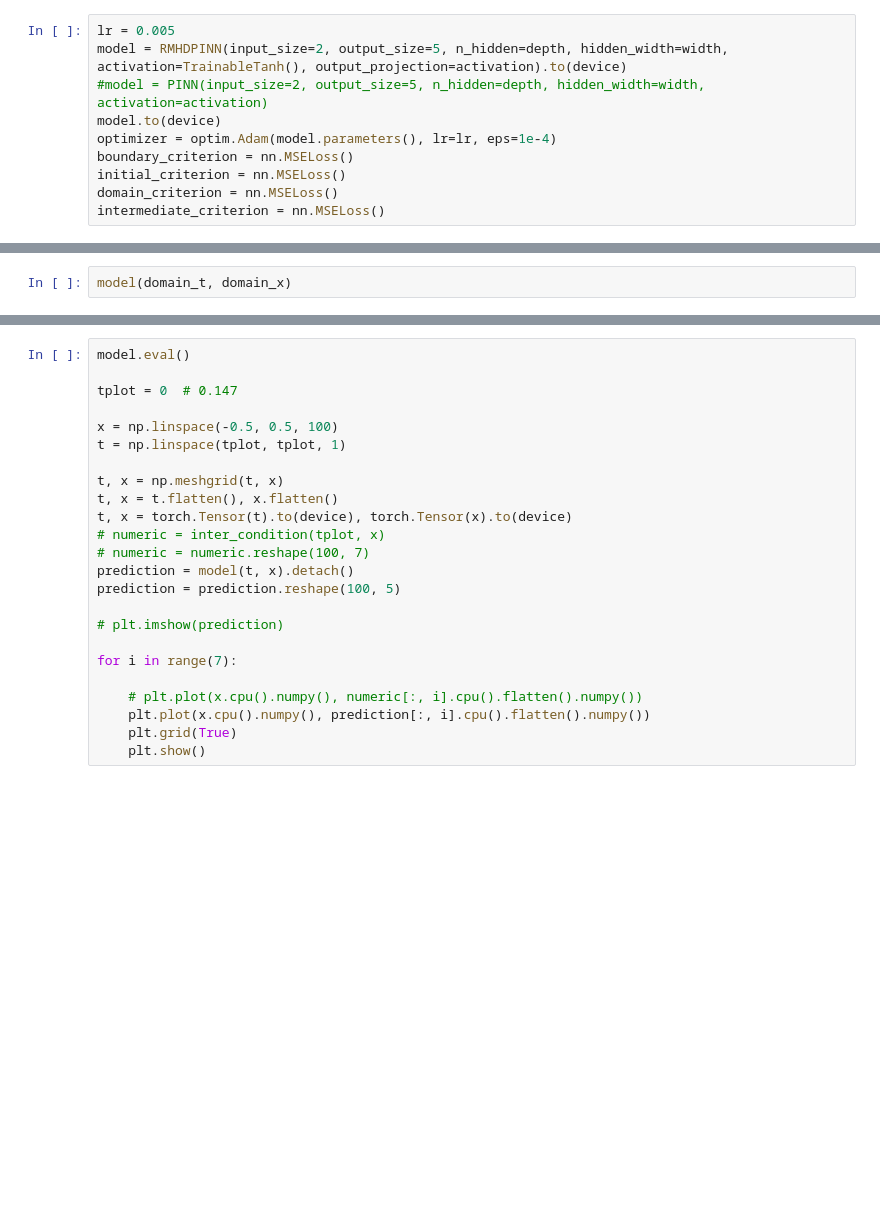
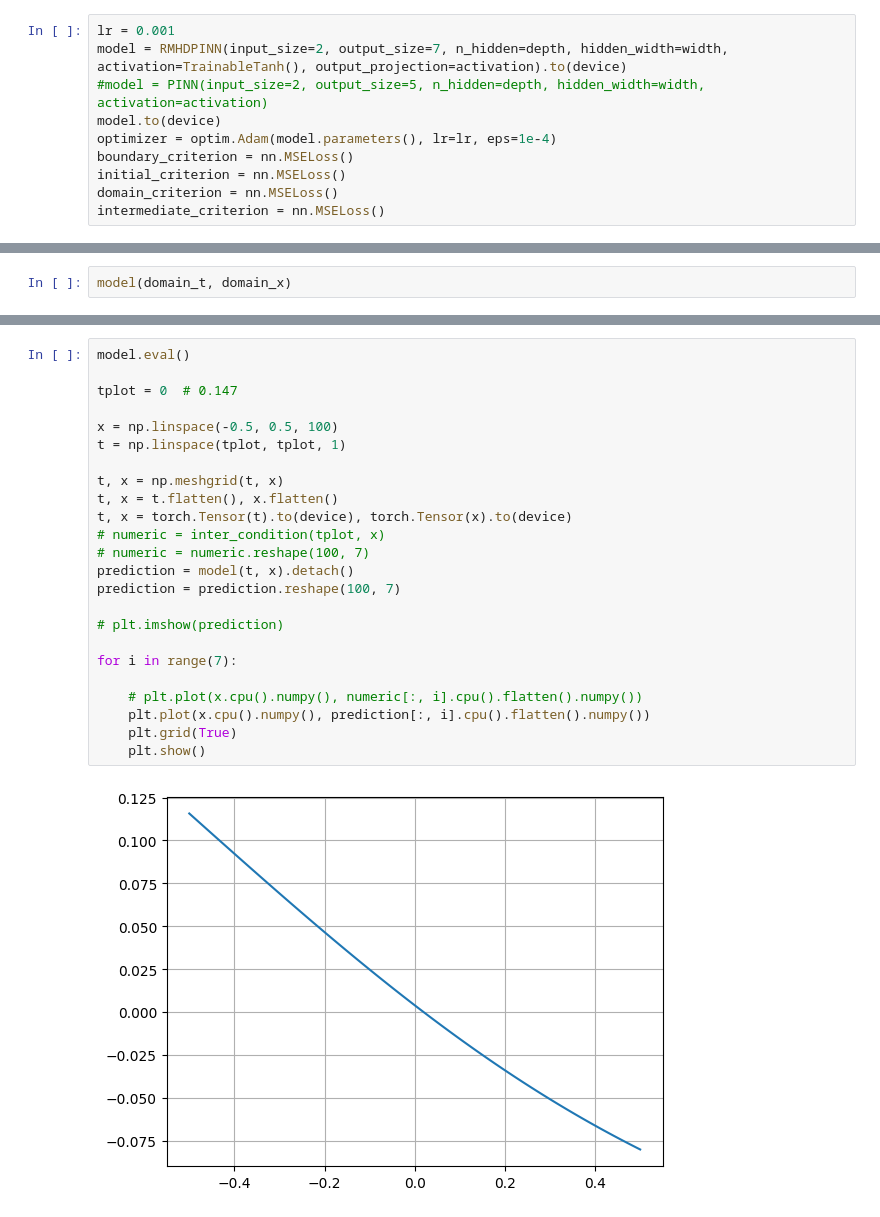
Before and after one commit to SMART-GRMHD/SMART-GRMHD, a Jupyter notebook: src/RMHD/RMHD.ipynb, the cells around one changed output, grey strips where cells are left out. Saved outputs shown, nothing was run; the diff lists cells and outputs as text; blank space fills up the shorter version.

```diff
--- a/src/RMHD/RMHD.ipynb
+++ b/src/RMHD/RMHD.ipynb
@@ -183,8 +206,8 @@ def random_boundary(num_samples, t_range, x_range, initial_to_boundary_ratio = 0
     return torch.tensor(t_initial, dtype=torch.float32), torch.tensor(x_initial, dtype=torch.float32), torch.tensor(u_initial, dtype=torch.float32), \
            torch.tensor(t_boundary, dtype=torch.float32), torch.tensor(x_boundary, dtype=torch.float32), torch.tensor(u_boundary, dtype=torch.float32)
 # %%
-lr = 0.005
-model = RMHDPINN(input_size=2, output_size=5, n_hidden=depth, hidden_width=width, activation=TrainableTanh(), output_projection=activation).to(device)
+lr = 0.001
+model = RMHDPINN(input_size=2, output_size=7, n_hidden=depth, hidden_width=width, activation=TrainableTanh(), output_projection=activation).to(device)
 #model = PINN(input_size=2, output_size=5, n_hidden=depth, hidden_width=width, activation=activation)
 model.to(device)
 optimizer = optim.Adam(model.parameters(), lr=lr, eps=1e-4)
@@ -267,24 +295,26 @@ plt.plot(loss_history)
 # %%
 model.eval()
 
 tplot = 0  # 0.147
 
 x = np.linspace(-0.5, 0.5, 100)
 t = np.linspace(tplot, tplot, 1)
 
 t, x = np.meshgrid(t, x)
 t, x = t.flatten(), x.flatten()
 t, x = torch.Tensor(t).to(device), torch.Tensor(x).to(device)
 # numeric = inter_condition(tplot, x)
 # numeric = numeric.reshape(100, 7)
 prediction = model(t, x).detach()
-prediction = prediction.reshape(100, 5)
+prediction = prediction.reshape(100, 7)
 
 # plt.imshow(prediction)
 
 for i in range(7):
 
     # plt.plot(x.cpu().numpy(), numeric[:, i].cpu().flatten().numpy())
     plt.plot(x.cpu().numpy(), prediction[:, i].cpu().flatten().numpy())
     plt.grid(True)
     plt.show()
+# %% [output]
+[figure, added]
```
Also changed, not shown: parts of 7 cells of this notebook, 9 other files.
